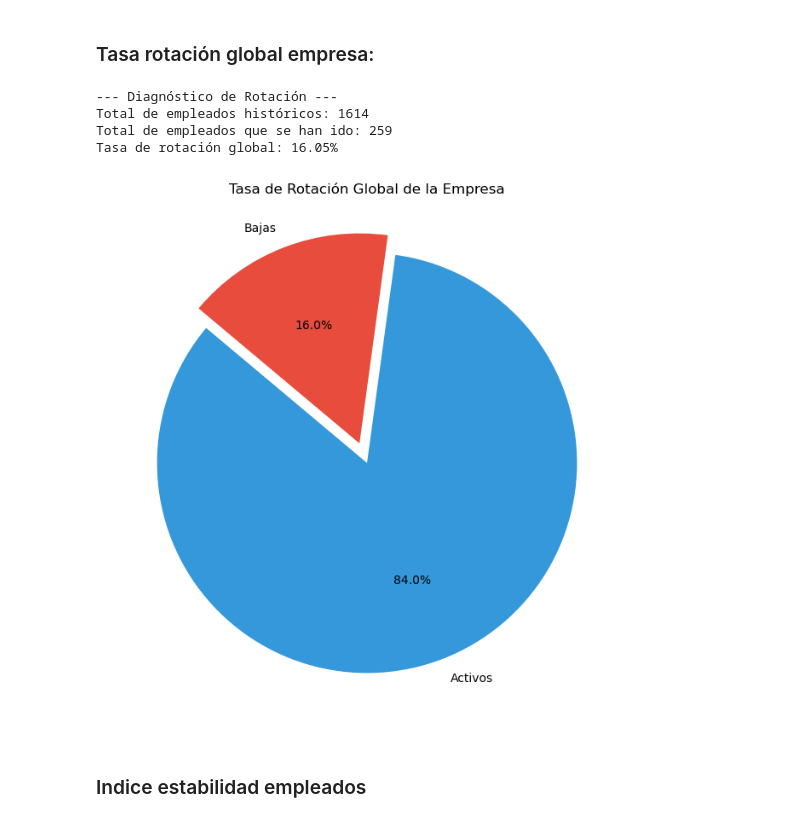
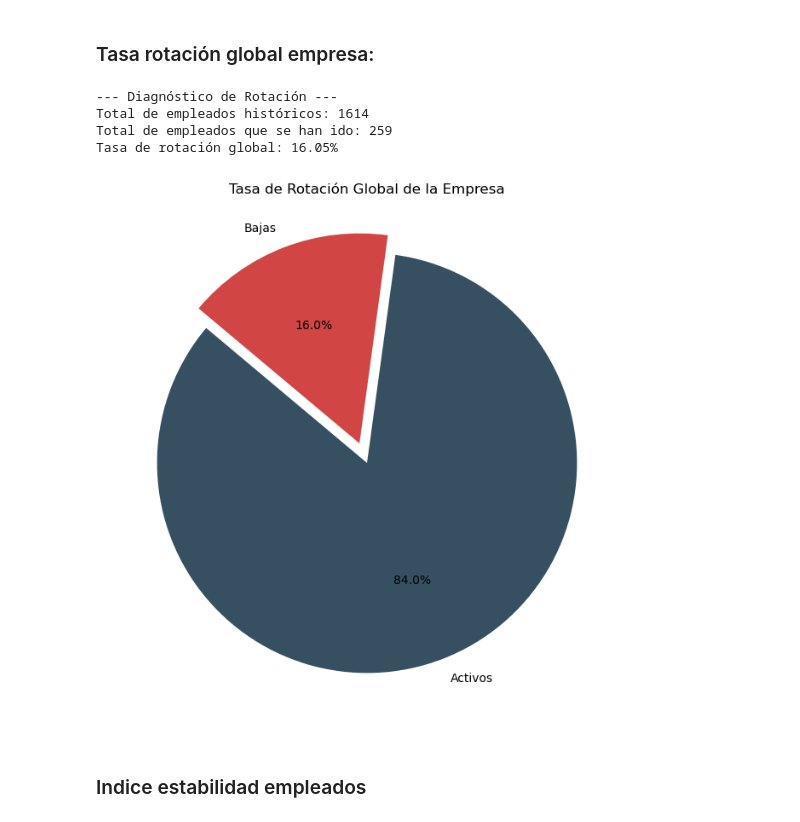
Before and after one commit to NIEVESPA/project-da-promo-60-modulo-3-team-3, a Jupyter notebook: FINAL/Fase_3_analisis_descriptivo.ipynb, the cells around one changed output. Cells and saved outputs as stored; diff of their text form; code cells hidden in the pictures.

```diff
--- a/FINAL/Fase_3_analisis_descriptivo.ipynb
+++ b/FINAL/Fase_3_analisis_descriptivo.ipynb
@@ -1529,35 +1529,35 @@ Next steps: revisar en profunidad impacto personas que cambian mucho de empresa
 # %%
 # 1. Cálculo del porcentaje
 total_empleados = len(df)
 total_bajas = len(df[df['attrition'] == 'yes'])
 tasa_rotacion_global = (total_bajas / total_empleados) * 100
 
 print(f"--- Diagnóstico de Rotación ---")
 print(f"Total de empleados históricos: {total_empleados}")
 print(f"Total de empleados que se han ido: {total_bajas}")
 print(f"Tasa de rotación global: {tasa_rotacion_global:.2f}%")
 
 # 2. Visualización rápida con un Pie Chart
 import matplotlib.pyplot as plt
 import seaborn as sns
 
 plt.figure(figsize=(8, 8))
 plt.pie(
     [total_empleados - total_bajas, total_bajas],
     labels=['Activos', 'Bajas'],
     autopct='%1.1f%%',
-    colors=['#3498db', '#e74c3c'], # Azul para activos, Rojo para bajas
+    colors=["#375061", "#d24545"], # Azul para activos, Rojo para bajas
     startangle=140,
     explode=(0, 0.1) # Resaltar la porción de bajas
 )
 plt.title('Tasa de Rotación Global de la Empresa')
 plt.show()
 # %% [output]
 --- Diagnóstico de Rotación ---
 Total de empleados históricos: 1614
 Total de empleados que se han ido: 259
 Tasa de rotación global: 16.05%
-[figure, old version]
+[figure, new version]
 # %% [markdown]
 ### Indice estabilidad empleados
 # %%
```
Also changed, not shown: parts of 3 cells of this notebook, 2 other files.
